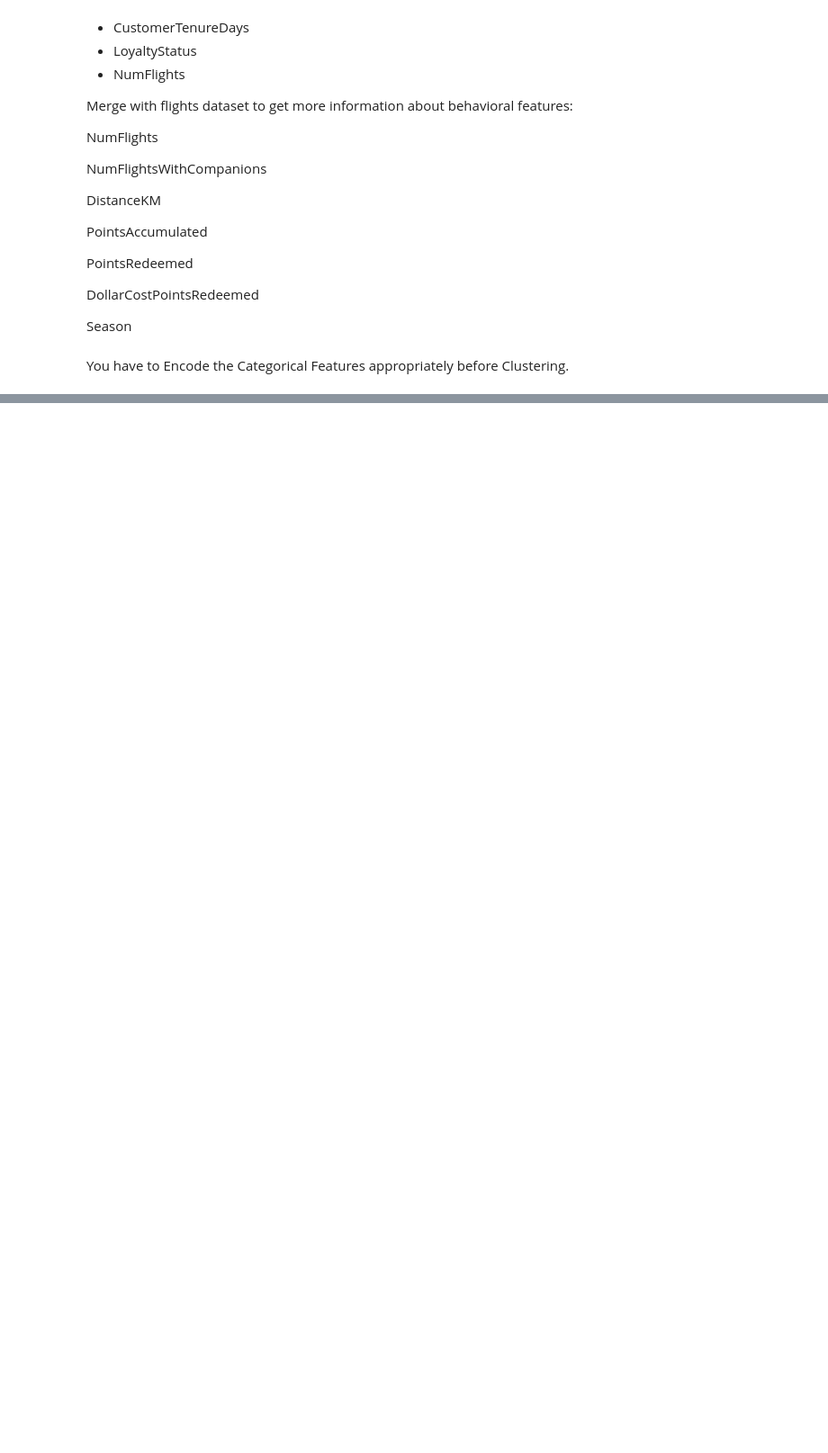
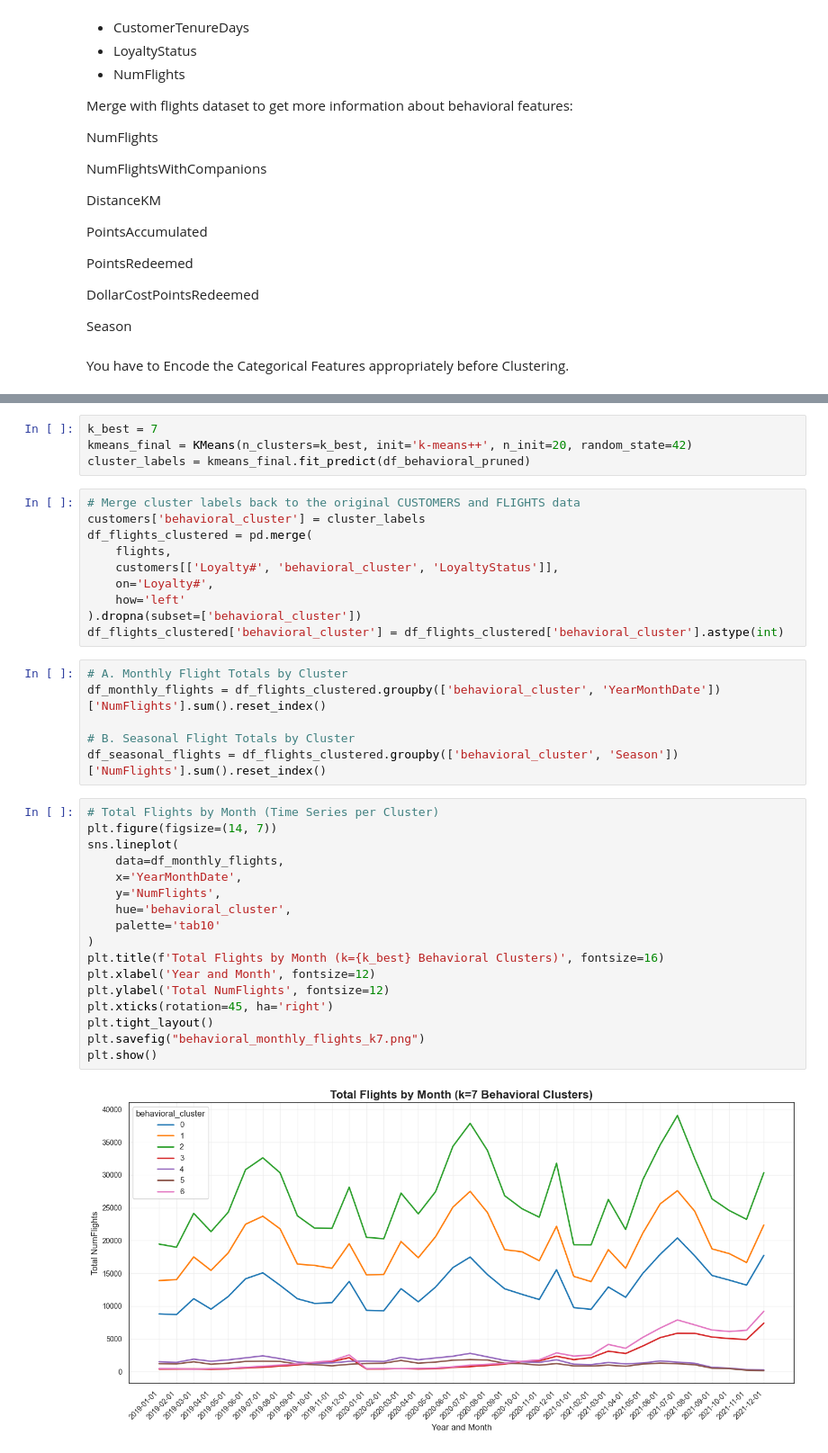
Before and after one commit to Mehmet1700/DataMining2025, a Jupyter notebook: notebooks_deliverable2/02_Clustering_Behavioral.ipynb, the cells around one changed output, grey strips where cells are left out. Shown at 90% size. Drawn from its saved outputs; the diff is of its cells as text; blank space fills up the shorter version.

```diff
--- a/notebooks_deliverable2/02_Clustering_Behavioral.ipynb
+++ b/notebooks_deliverable2/02_Clustering_Behavioral.ipynb
@@ -194,0 +561,39 @@ You have to Encode the Categorical Features appropriately before Clustering.
+# %%
+k_best = 7
+kmeans_final = KMeans(n_clusters=k_best, init='k-means++', n_init=20, random_state=42)
+cluster_labels = kmeans_final.fit_predict(df_behavioral_pruned)
+# %%
+# Merge cluster labels back to the original CUSTOMERS and FLIGHTS data
+customers['behavioral_cluster'] = cluster_labels
+df_flights_clustered = pd.merge(
+    flights,
+    customers[['Loyalty#', 'behavioral_cluster', 'LoyaltyStatus']],
+    on='Loyalty#',
+    how='left'
+).dropna(subset=['behavioral_cluster'])
+df_flights_clustered['behavioral_cluster'] = df_flights_clustered['behavioral_cluster'].astype(int)
+# %%
+# A. Monthly Flight Totals by Cluster
+df_monthly_flights = df_flights_clustered.groupby(['behavioral_cluster', 'YearMonthDate'])['NumFlights'].sum().reset_index()
+
+# B. Seasonal Flight Totals by Cluster
+df_seasonal_flights = df_flights_clustered.groupby(['behavioral_cluster', 'Season'])['NumFlights'].sum().reset_index()
+# %%
+# Total Flights by Month (Time Series per Cluster)
+plt.figure(figsize=(14, 7))
+sns.lineplot(
+    data=df_monthly_flights,
+    x='YearMonthDate',
+    y='NumFlights',
+    hue='behavioral_cluster',
+    palette='tab10'
+)
+plt.title(f'Total Flights by Month (k={k_best} Behavioral Clusters)', fontsize=16)
+plt.xlabel('Year and Month', fontsize=12)
+plt.ylabel('Total NumFlights', fontsize=12)
+plt.xticks(rotation=45, ha='right')
+plt.tight_layout()
+plt.savefig("behavioral_monthly_flights_k7.png")
+plt.show()
+# %% [output]
+[figure, added]
```
Also changed, not shown: parts of 36 cells of this notebook, 3 other files.
